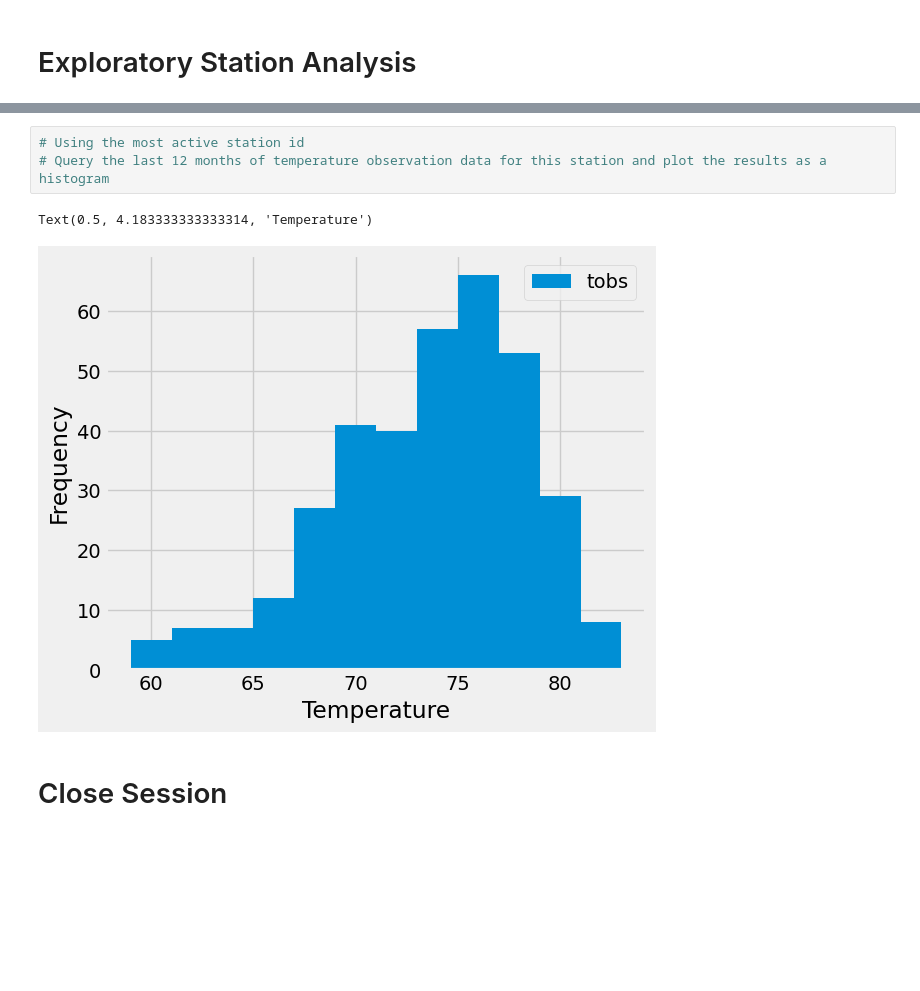
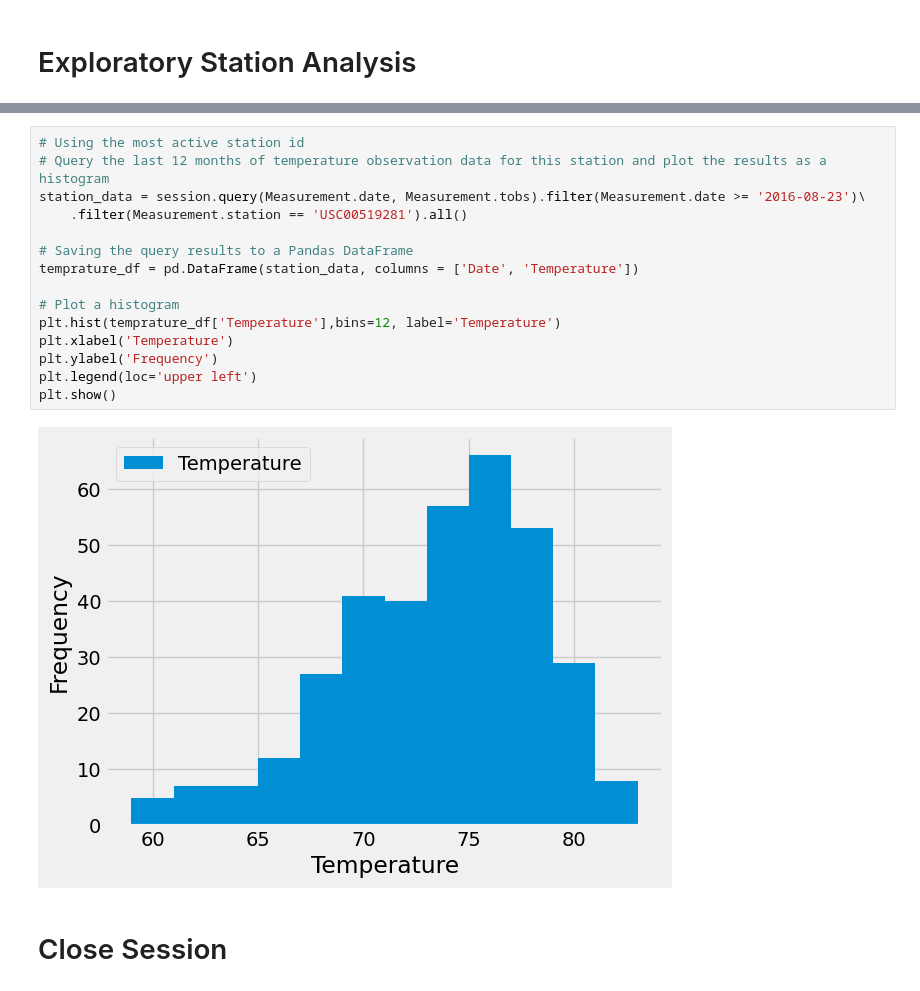
Before and after one commit to AbdullaMashaly/sqlalchemy-challenge, a Jupyter notebook: SurfsUp/climate.ipynb, the cells around one changed output, grey strips where cells are left out. Cells and saved outputs as stored; diff of their text form; blank space fills up the shorter version.

```diff
--- a/SurfsUp/climate.ipynb
+++ b/SurfsUp/climate.ipynb
@@ -109,9 +123,20 @@ df_sorted.describe()
 # %%
 # Using the most active station id
 # Query the last 12 months of temperature observation data for this station and plot the results as a histogram
+station_data = session.query(Measurement.date, Measurement.tobs).filter(Measurement.date >= '2016-08-23')\
+    .filter(Measurement.station == 'USC00519281').all()
+
+# Saving the query results to a Pandas DataFrame
+temprature_df = pd.DataFrame(station_data, columns = ['Date', 'Temperature'])
+
+# Plot a histogram
+plt.hist(temprature_df['Temperature'],bins=12, label='Temperature')
+plt.xlabel('Temperature')
+plt.ylabel('Frequency')
+plt.legend(loc='upper left')
+plt.show()
 # %% [output]
-Text(0.5, 4.183333333333314, 'Temperature')
-[figure, old version]
+[figure, new version]
 # %% [markdown]
 # Close Session
 # %%
```
Also changed, not shown: parts of 4 cells of this notebook.
